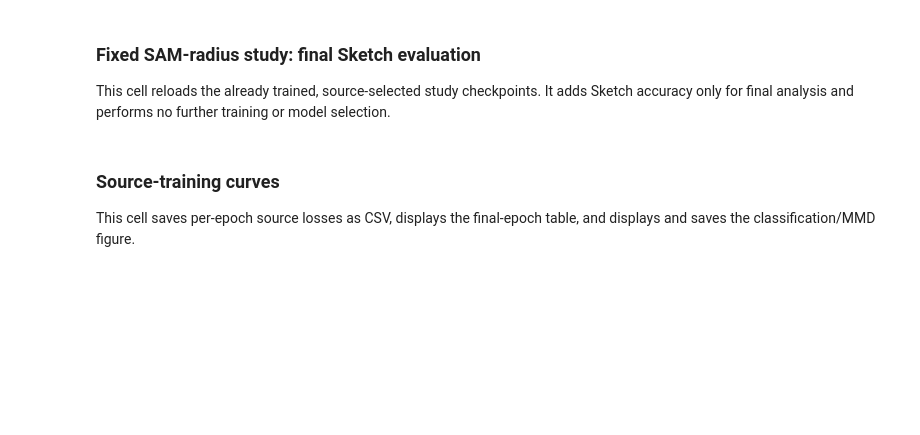
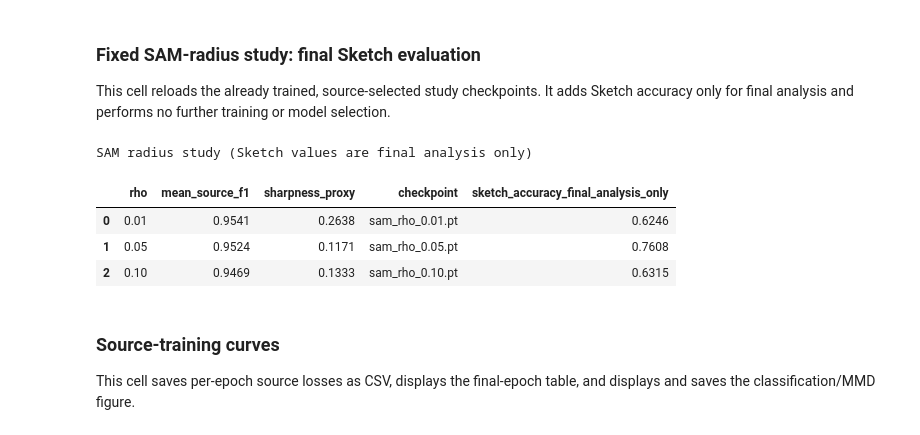
Before and after one commit to hyderchaudhry/atml-pa1, a Jupyter notebook: task3/task3.ipynb, the cells around one changed output. Cells and saved outputs as stored; diff of their text form; code cells hidden in the pictures; blank space fills up the shorter version.

```diff
--- a/task3/task3.ipynb
+++ b/task3/task3.ipynb
@@ -624,21 +676,27 @@ This cell reloads the already trained, source-selected study checkpoints. It add
 # %%
 # Controlled-study training and checkpoint selection finished before Sketch was loaded.
 study = []
 for row in study_source_rows:
     candidate = make_model()
-    checkpoint = torch.load(CHECKPOINT_DIR / row["checkpoint"], map_location=DEVICE)
+    checkpoint = torch.load(CHECKPOINT_DIR / row["checkpoint"], map_location=DEVICE, weights_only=False)
     candidate.load_state_dict(checkpoint["model"])
     study.append(
         {
             **row,
             "sketch_accuracy_final_analysis_only": evaluate(candidate, sketch)["accuracy"],
         }
     )
 study_frame = pd.DataFrame(study)
 study_frame.to_csv(RESULTS / "sam_strength_study.csv", index=False)
 if CONFIG["print_metrics"]:
     print("SAM radius study (Sketch values are final analysis only)")
     display(study_frame.round(4))
+# %% [output]
+SAM radius study (Sketch values are final analysis only)
+|  | rho | mean_source_f1 | sharpness_proxy | checkpoint | sketch_accuracy_final_analysis_only |
+| 0 | 0.01 | 0.9541 | 0.2638 | sam_rho_0.01.pt | 0.6246 |
+| 1 | 0.05 | 0.9524 | 0.1171 | sam_rho_0.05.pt | 0.7608 |
+| 2 | 0.10 | 0.9469 | 0.1333 | sam_rho_0.10.pt | 0.6315 |
 # %% [markdown]
 ### Source-training curves
 
```
Also changed, not shown: parts of 5 cells of this notebook, 2 other files.
